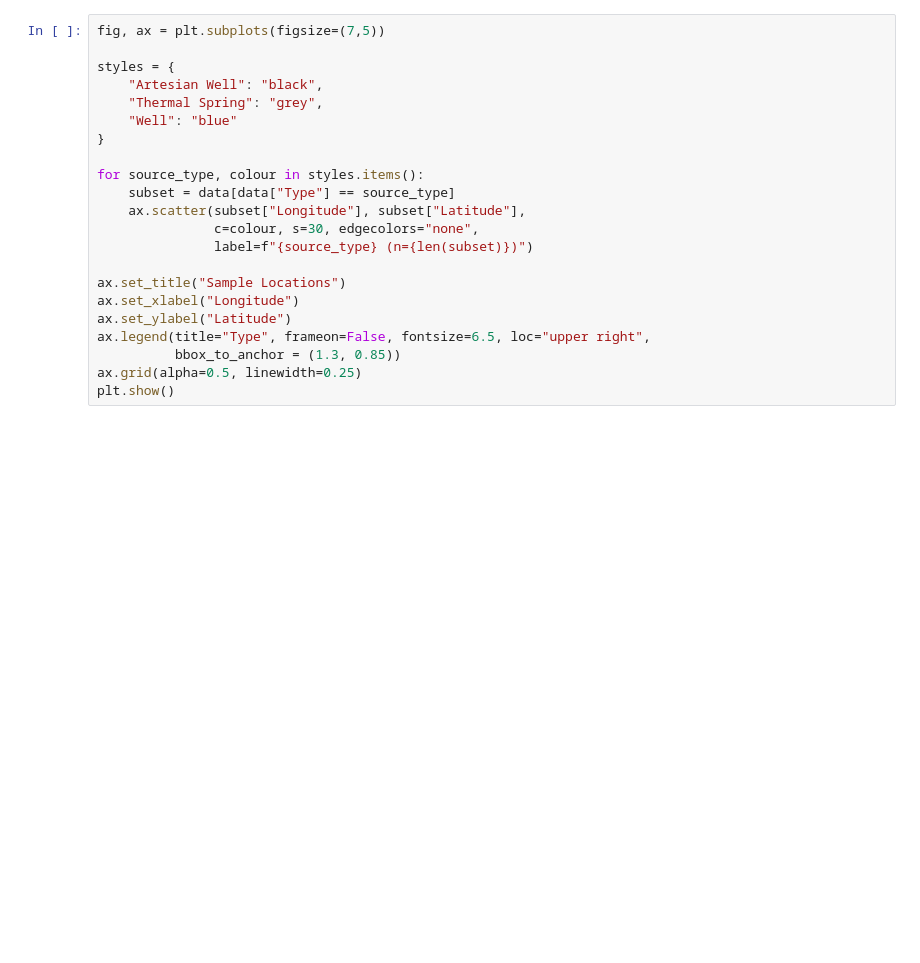
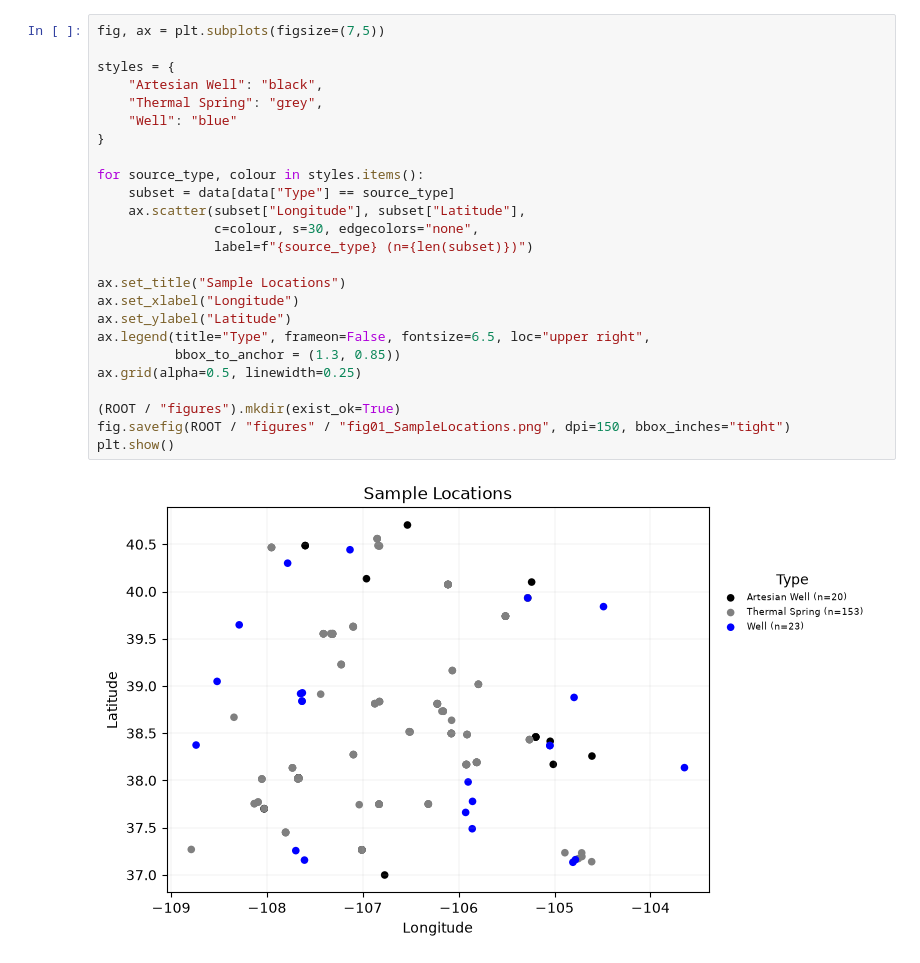
Before and after one commit to usama-waseem/k-means-geothermal-identification, a Jupyter notebook: notebooks/eda.ipynb, the cells around one changed output. Drawn from its saved outputs; the diff is of its cells as text; blank space fills up the shorter version.

Commit message:
Adding visuals for figures

```diff
--- a/notebooks/eda.ipynb
+++ b/notebooks/eda.ipynb
@@ -26,25 +34,30 @@ data.head()
 # %%
 fig, ax = plt.subplots(figsize=(7,5))
 
 styles = {
     "Artesian Well": "black",
     "Thermal Spring": "grey",
     "Well": "blue"
 }
 
 for source_type, colour in styles.items():
     subset = data[data["Type"] == source_type]
     ax.scatter(subset["Longitude"], subset["Latitude"],
                c=colour, s=30, edgecolors="none",
                label=f"{source_type} (n={len(subset)})")
 
 ax.set_title("Sample Locations")
 ax.set_xlabel("Longitude")
 ax.set_ylabel("Latitude")
 ax.legend(title="Type", frameon=False, fontsize=6.5, loc="upper right",
           bbox_to_anchor = (1.3, 0.85))
 ax.grid(alpha=0.5, linewidth=0.25)
+
+(ROOT / "figures").mkdir(exist_ok=True)
+fig.savefig(ROOT / "figures" / "fig01_SampleLocations.png", dpi=150, bbox_inches="tight")
 plt.show()
+# %% [output]
+[figure, added]
 # %%
 variations = ["Temperature", "Cond", "pH", "TDS",
               "Ca", "Mg", "Na", "K", "SiO2", "Depth"]
```
Also changed, not shown: parts of 4 cells of this notebook.
